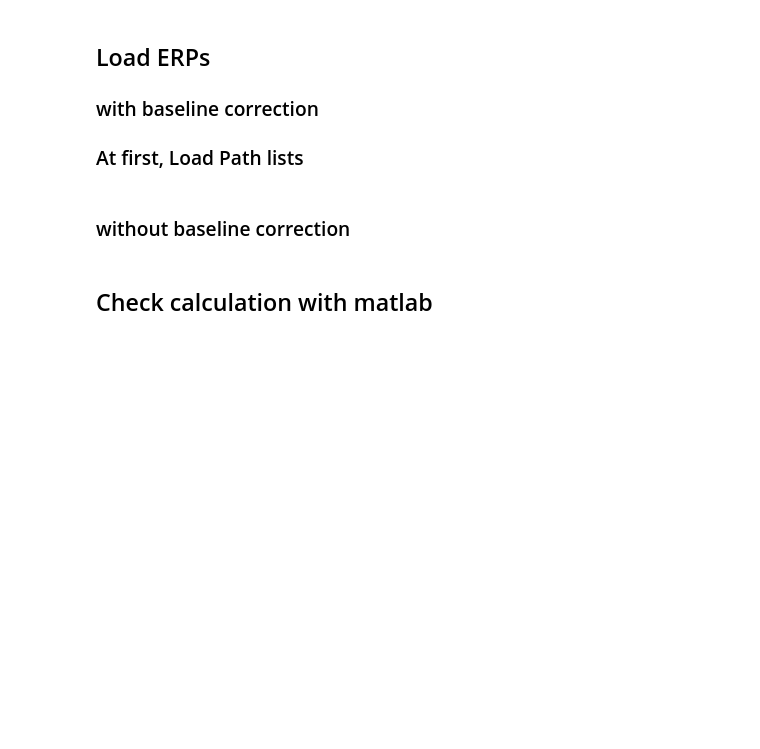
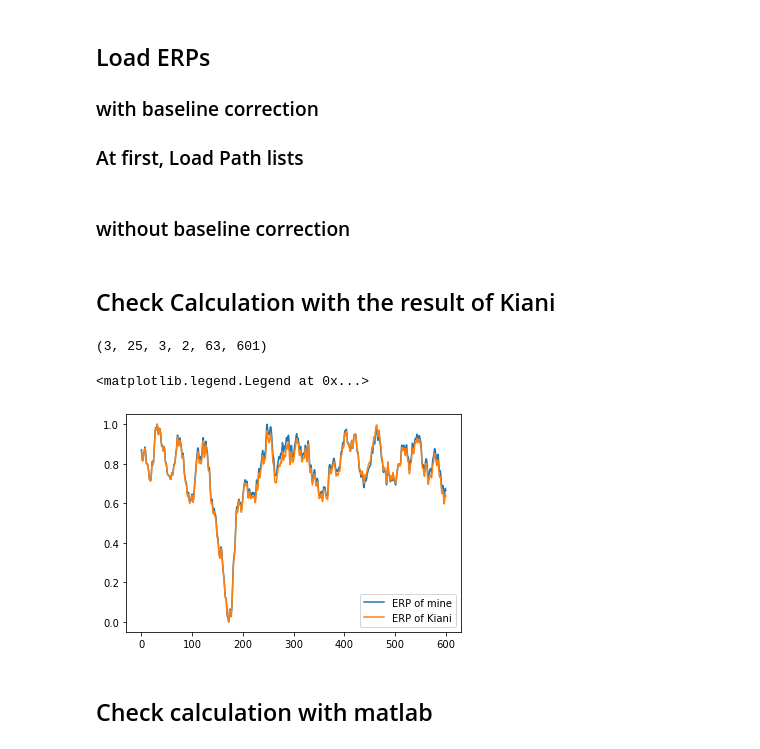
Before and after one commit to AIRLab-Sharif/Parkinson-PAC, a Jupyter notebook: python/Plot_topographies.ipynb, the cells around one changed output. Drawn from its saved outputs; the diff is of its cells as text; code cells hidden in the pictures; blank space fills up the shorter version.

```diff
--- a/python/Plot_topographies.ipynb
+++ b/python/Plot_topographies.ipynb
@@ -71,6 +97,35 @@ for i in np.arange(num_task_file):
     elif list_tasks_info['Group_file_type'][i] == 'CTL':
         ERP_collection[2,counter_CTL,:,:,:] = ERP_array
         counter_CTL = counter_CTL + 1
+# %% [markdown]
+## Check Calculation with the result of Kiani
+# %%
+ERP = np.load('..\data\epochs.npz')
+ERP = ERP['epochs']
+print(ERP.shape)
+Group_num = 1
+Subject_num = 3
+Stimulus_num = 1
+Channel_num = 1
+
+
+temp = ERP_collection[Group_num,Subject_num,Stimulus_num,Channel_num,:]
+vmax = np.max(temp)
+vmin = np.min(temp)
+temp_norm = (temp-vmin)/(vmax-vmin)
+plt.plot(temp_norm)
+
+temp1 = ERP[0,Subject_num,Stimulus_num,0,Channel_num,:]
+vmax = np.max(temp1)
+vmin = np.min(temp1)
+temp1_norm = (temp1-vmin)/(vmax-vmin)
+plt.plot(temp1_norm)
+
+plt.legend(['ERP of mine','ERP of Kiani'])
+# %% [output]
+(3, 25, 3, 2, 63, 601)
+<matplotlib.legend.Legend at 0x...>
+[figure, added]
 # %% [markdown]
 ## Check calculation with matlab
 # %%
```
Also changed, not shown: parts of 16 cells of this notebook, 11 other files.
